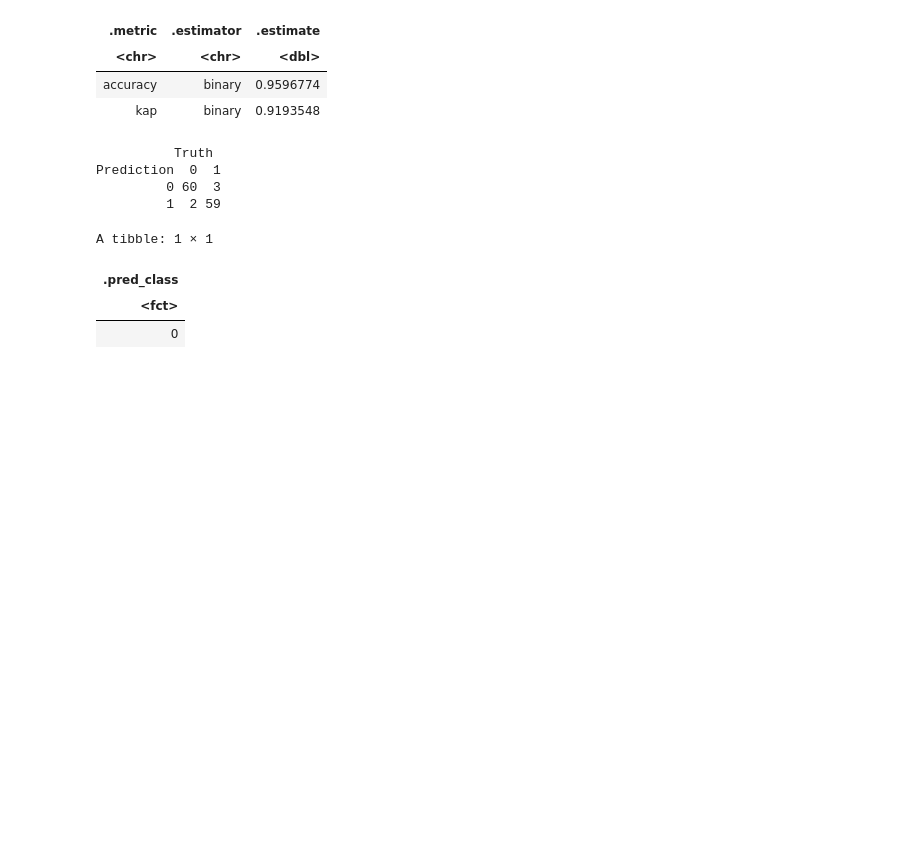
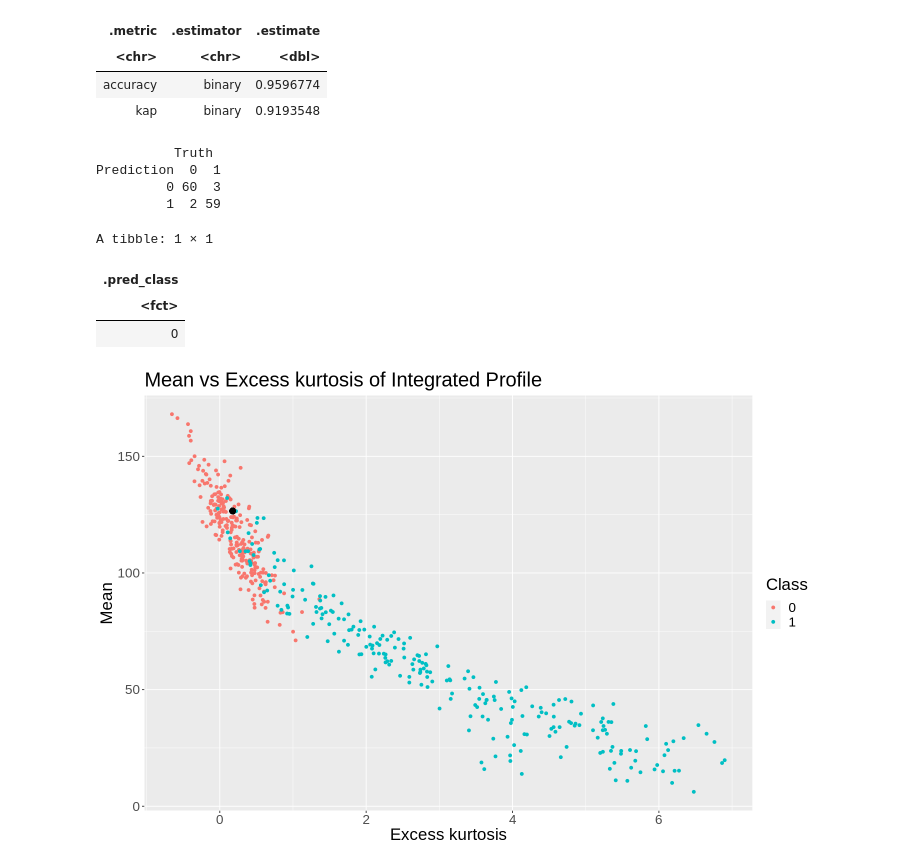
Before and after one commit to kseniak1/DSCI100-Project, a Jupyter notebook: Avishka_notebook.ipynb, the cells around one changed output. Drawn from its saved outputs; the diff is of its cells as text; code cells hidden in the pictures; blank space fills up the shorter version.

Commit message:
Added_visualization_classification

```diff
--- a/Avishka_notebook.ipynb
+++ b/Avishka_notebook.ipynb
@@ -448,3 +459,18 @@ A tibble: 1 × 1
 | .pred_class |
 | <fct> |
 | 0 |
+# %%
+#Visualization of classification with unscaled data
+
+set.seed(19)
+
+mean_vs_kurtosis_plot <- pulsar_data %>%
+                            ggplot(aes(x = excess_kurtosis_ip, y = mean_ip, color = class)) +
+                            geom_point() +
+                            geom_point(aes(x = 0.1754, y = 126.583), color = "black", size = 3) +
+                            labs(x = "Excess kurtosis", y = "Mean", color = "Class") +
+                            ggtitle("Mean vs Excess kurtosis of Integrated Profile") +
+                            theme(text = element_text(size = 20))
+mean_vs_kurtosis_plot
+# %% [output]
+[figure, added]
```
Also changed, not shown: parts of 5 cells of this notebook.
